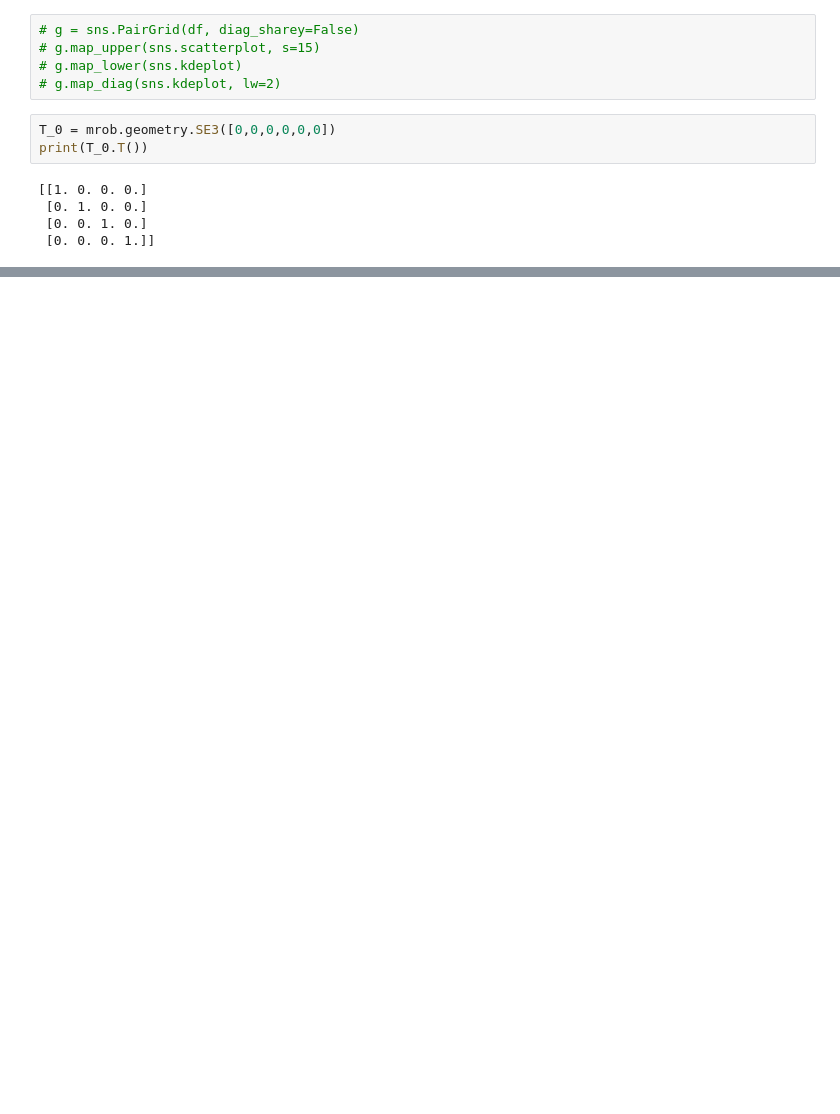
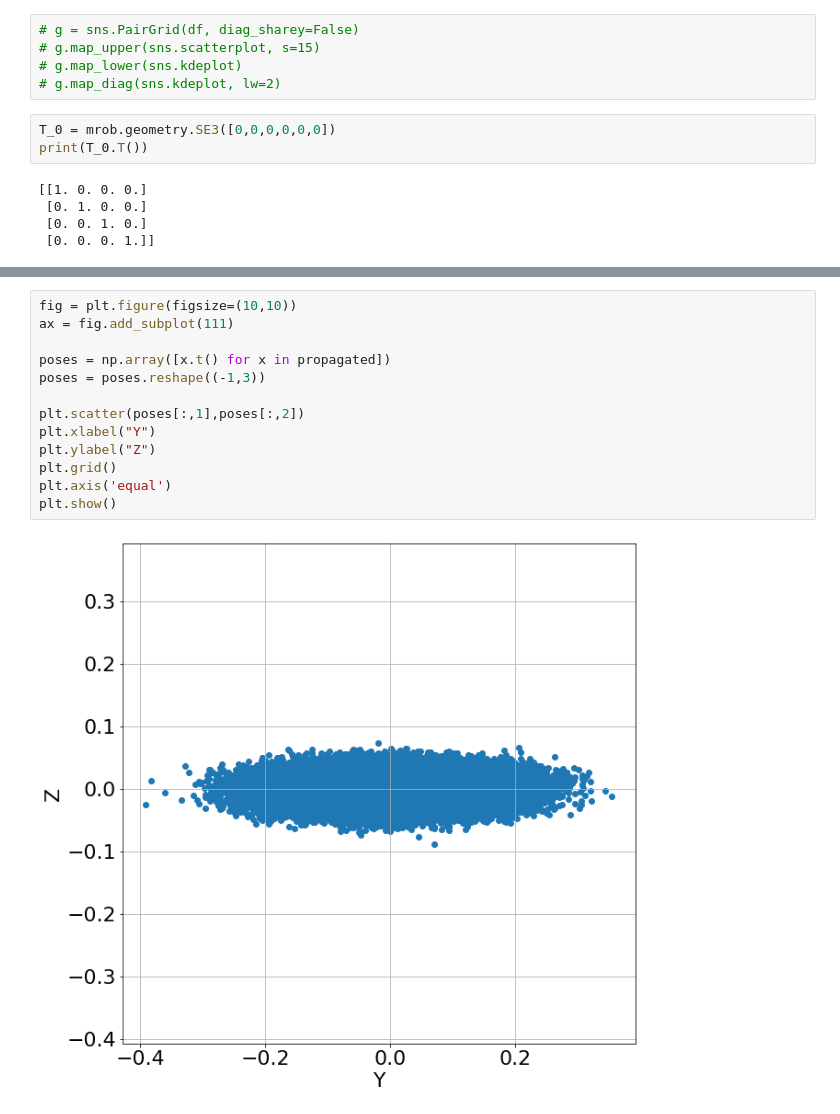
Before and after one commit to nosmokingsurfer/mrob_sandbox, a Jupyter notebook: test_sampling.ipynb, the cells around one changed output, grey strips where cells are left out. Drawn from its saved outputs; the diff is of its cells as text; blank space fills up the shorter version.

```diff
--- a/test_sampling.ipynb
+++ b/test_sampling.ipynb
@@ -80,0 +85,15 @@ array([[ 1.        ,  0.        ,  0.        ,  1.        ],
+# %%
+fig = plt.figure(figsize=(10,10))
+ax = fig.add_subplot(111)
+
+poses = np.array([x.t() for x in propagated])
+poses = poses.reshape((-1,3))
+
+plt.scatter(poses[:,1],poses[:,2])
+plt.xlabel("Y")
+plt.ylabel("Z")
+plt.grid()
+plt.axis('equal')
+plt.show()
+# %% [output]
+[figure, added]
```
Also changed, not shown: parts of 6 cells of this notebook.
